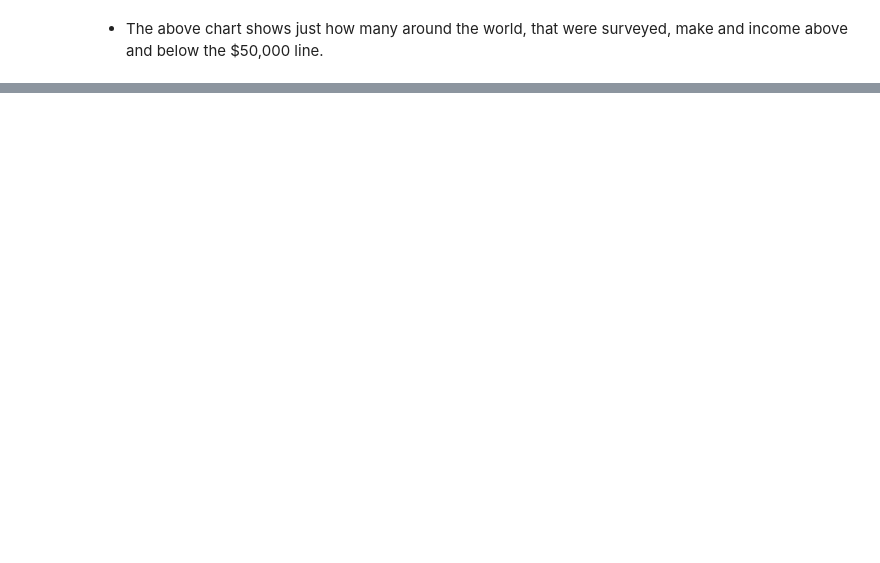
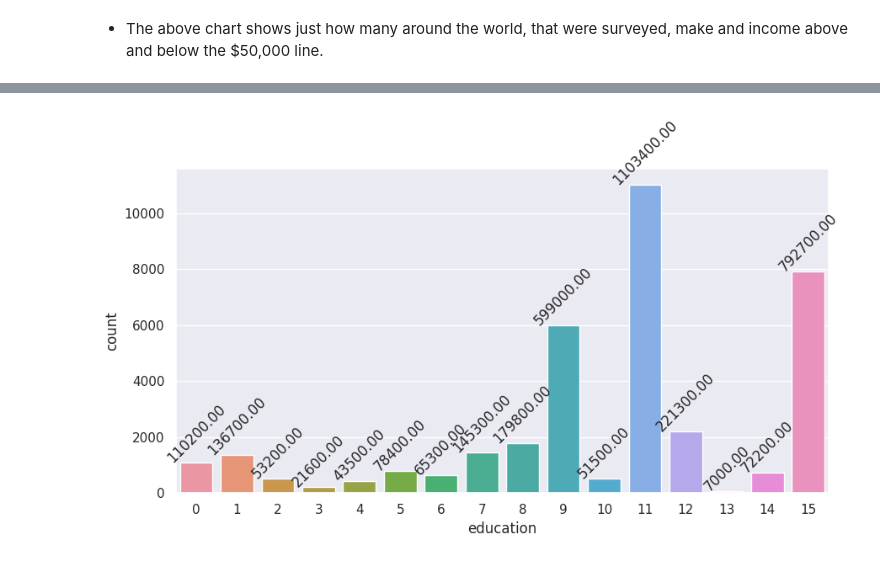
Before and after one commit to parrisatwork/Data-Predictions, a Jupyter notebook: Adult_Income_Parris_Trimingham.ipynb, the cells around one changed output, grey strips where cells are left out. Cells and saved outputs as stored; diff of their text form; code cells hidden in the pictures; blank space fills up the shorter version.

```diff
--- a/Adult_Income_Parris_Trimingham.ipynb
+++ b/Adult_Income_Parris_Trimingham.ipynb
@@ -351,0 +433,11 @@ sns.countplot(df, x='income');
+# %%
+plt.figure(figsize=(10,5))
+
+a = float(len(['income']))
+a = sns.countplot(x='education',data = df)
+for s in a.patches:
+    height = s.get_height()
+    a.text(s.get_x()+s.get_width()/2.,height+3,'{:1.2f}'.format((height)*100),rotation=45,ha='center')
+plt.show()
+# %% [output]
+[figure, added]
```
Also changed, not shown: parts of 14 cells of this notebook.
